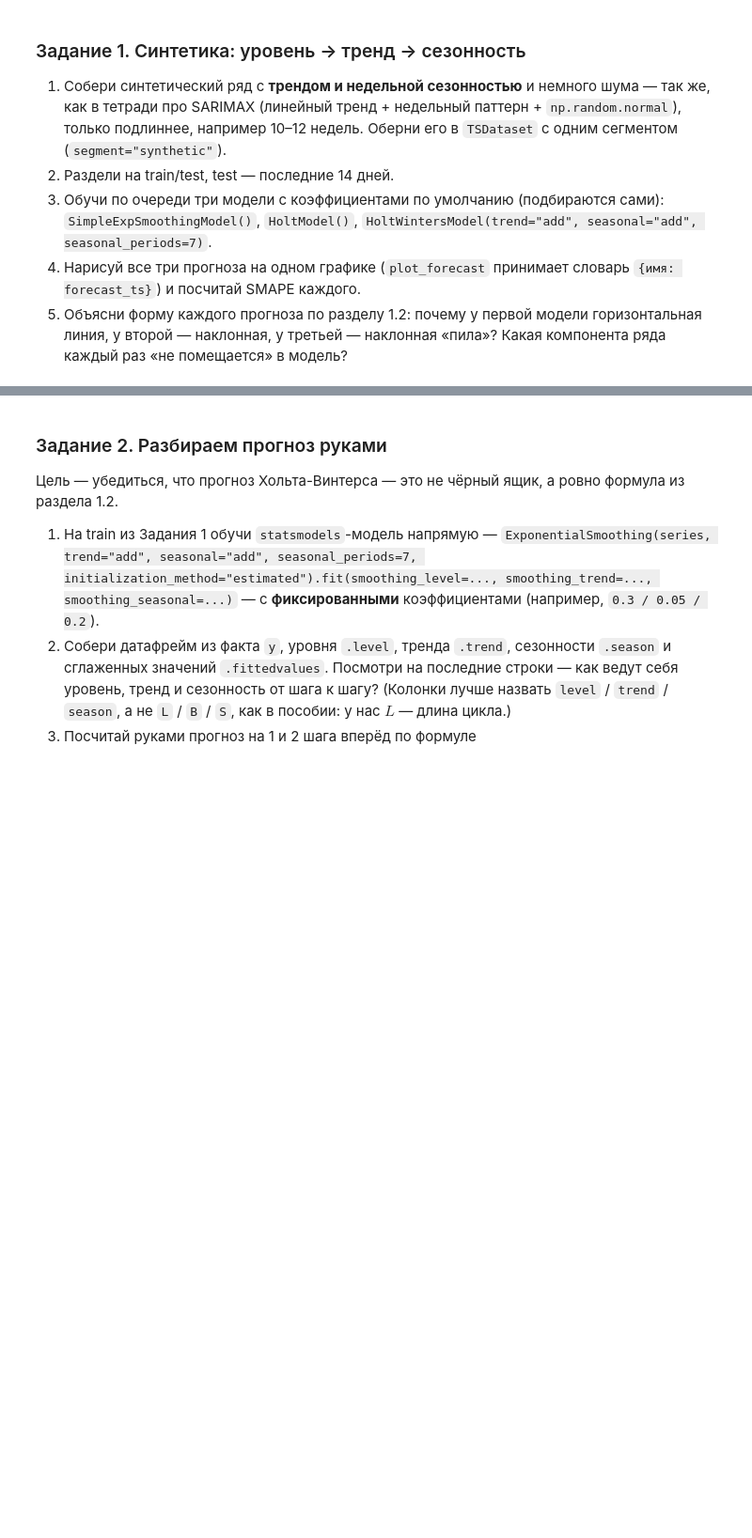
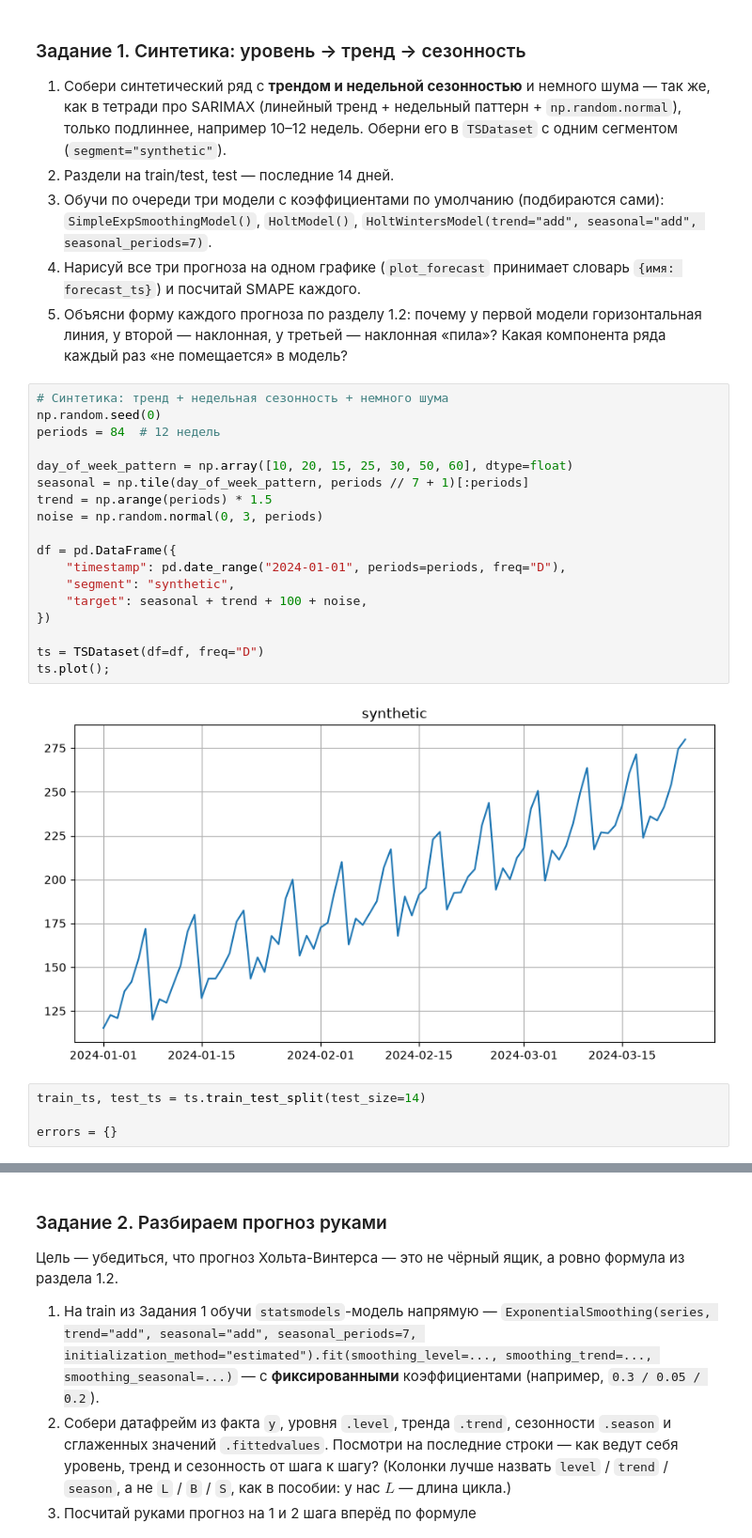
Before and after one commit to skv-analyst/study-etna, a Jupyter notebook: weeks/week-01-infra-and-classic-models/ch06-HoltWintersModel.ipynb, the cells around one changed output, grey strips where cells are left out. Shown at 94% size. Saved outputs shown, nothing was run; the diff lists cells and outputs as text; blank space fills up the shorter version.

```diff
--- a/weeks/week-01-infra-and-classic-models/ch06-HoltWintersModel.ipynb
+++ b/weeks/week-01-infra-and-classic-models/ch06-HoltWintersModel.ipynb
@@ -157,3 +157,27 @@ HORIZON = 14
 3. Обучи по очереди три модели с коэффициентами по умолчанию (подбираются сами): `SimpleExpSmoothingModel()`, `HoltModel()`, `HoltWintersModel(trend="add", seasonal="add", seasonal_periods=7)`.
 4. Нарисуй все три прогноза на одном графике (`plot_forecast` принимает словарь `{имя: forecast_ts}`) и посчитай SMAPE каждого.
 5. Объясни форму каждого прогноза по разделу 1.2: почему у первой модели горизонтальная линия, у второй — наклонная, у третьей — наклонная «пила»? Какая компонента ряда каждый раз «не помещается» в модель?
+# %%
+# Синтетика: тренд + недельная сезонность + немного шума
+np.random.seed(0)
+periods = 84  # 12 недель
+
+day_of_week_pattern = np.array([10, 20, 15, 25, 30, 50, 60], dtype=float)
+seasonal = np.tile(day_of_week_pattern, periods // 7 + 1)[:periods]
+trend = np.arange(periods) * 1.5
+noise = np.random.normal(0, 3, periods)
+
+df = pd.DataFrame({
+    "timestamp": pd.date_range("2024-01-01", periods=periods, freq="D"),
+    "segment": "synthetic",
+    "target": seasonal + trend + 100 + noise,
+})
+
+ts = TSDataset(df=df, freq="D")
+ts.plot();
+# %% [output]
+[figure, added]
+# %%
+train_ts, test_ts = ts.train_test_split(test_size=14)
+
+errors = {}
```
Also changed, not shown: parts of 5 cells of this notebook.
